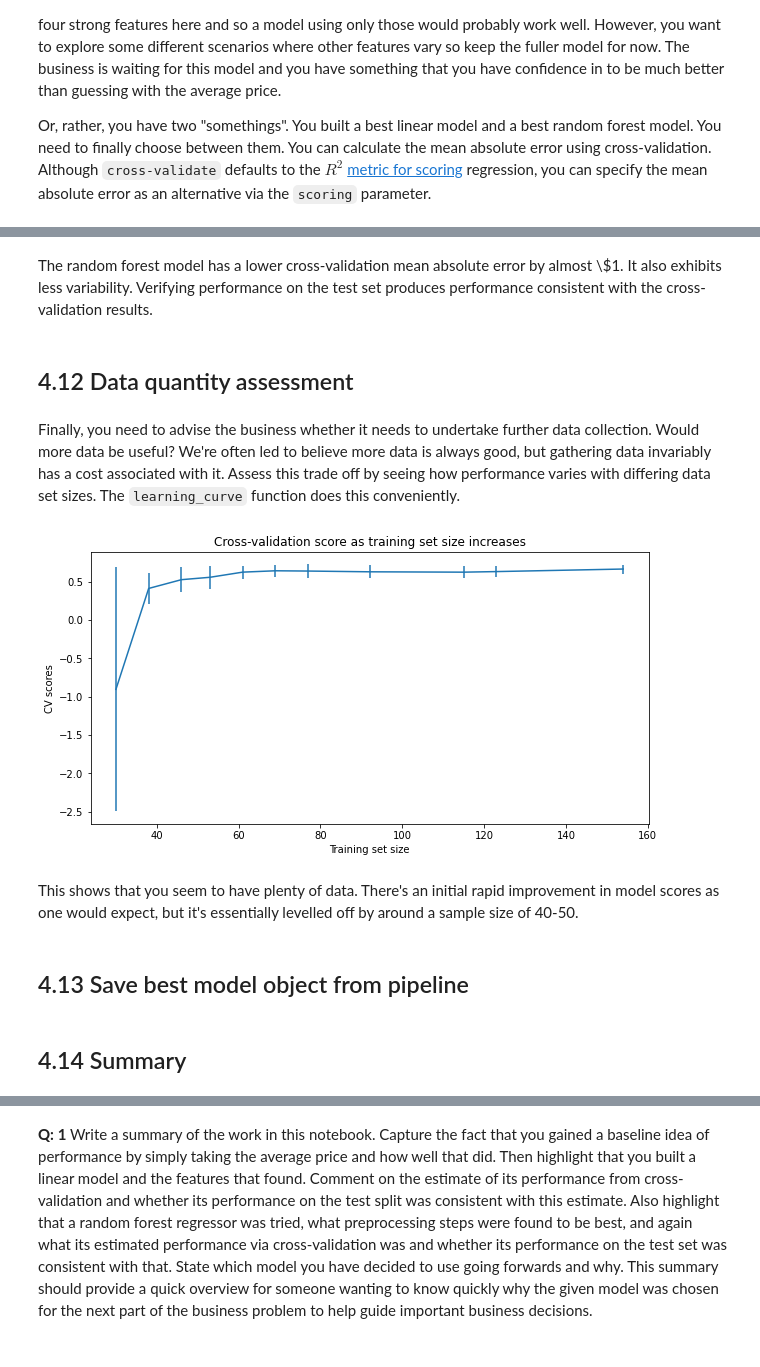
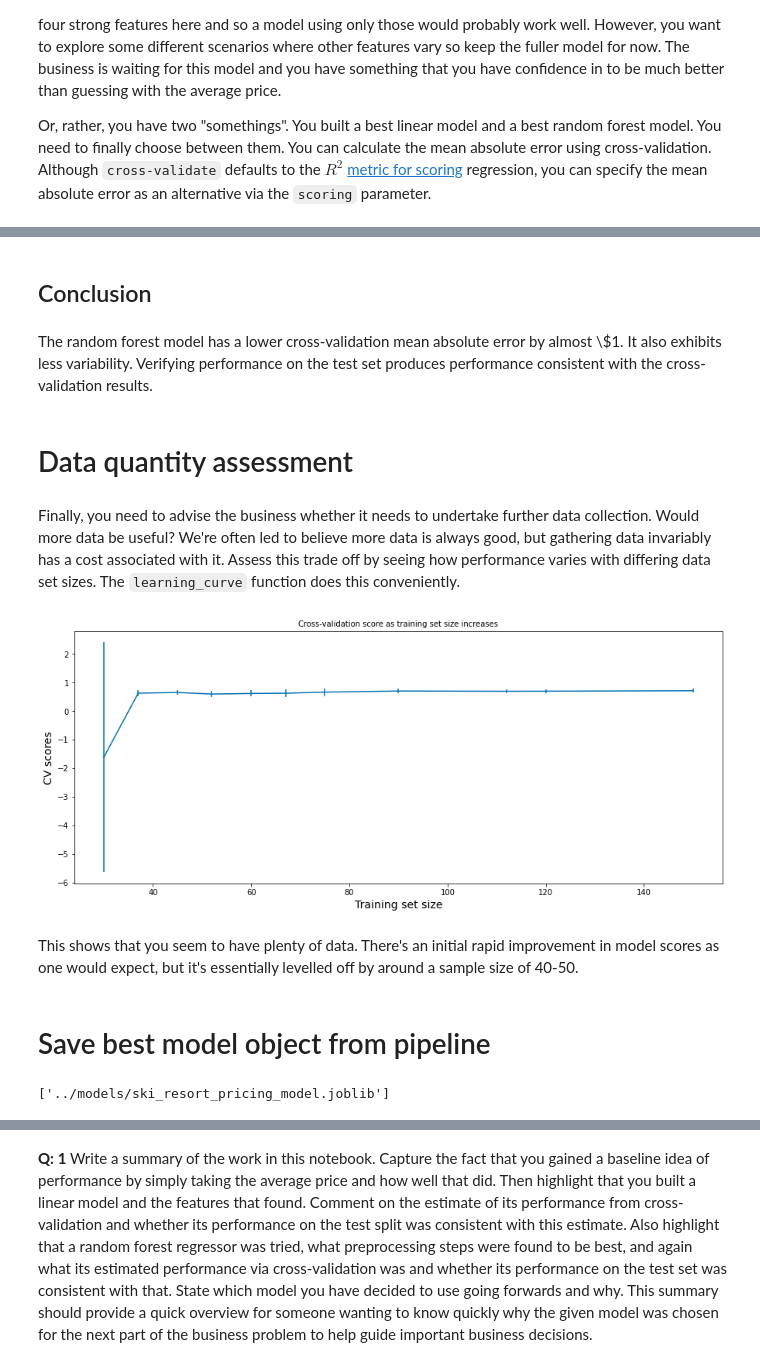
Before and after one commit to watchful-cluckets/springboard_dsci_career_track, a Jupyter notebook: unit_6_applying_dsci_method/notebooks/04_preprocessing_and_training.ipynb, the cells around one changed output, grey strips where cells are left out. Cells and saved outputs as stored; diff of their text form; code cells hidden in the pictures.

```diff
--- a/unit_6_applying_dsci_method/notebooks/04_preprocessing_and_training.ipynb
+++ b/unit_6_applying_dsci_method/notebooks/04_preprocessing_and_training.ipynb
@@ -689,10 +760,10 @@ This has made things worse! Clearly selecting a subset of features has an impact
 # %%
-# Code task 17#
+# Code task 17 #
 # Modify the `SelectKBest` step to use a value of 15 for k
 pipe15 = make_pipeline(
     SimpleImputer(strategy="median"),
     StandardScaler(),
-    ___(___, k=___),
+    SelectKBest(f_regression, k=15),
     LinearRegression(),
 )
 # %% [markdown]
@@ -843,7 +954,11 @@ Time to stop the bad practice of repeatedly checking performance on the test spl
 # %%
-# Code task 22#
+# Code task 22 #
 # Define a pipeline comprising the steps:
 # SimpleImputer() with a strategy of 'median'
 # StandardScaler(),
 # and then RandomForestRegressor() with a random state of 47
-RF_pipe = make_pipeline(___(strategy=___), ___, ___(random_state=___))
+RF_pipe = make_pipeline(
+    SimpleImputer(strategy='median'),
+    StandardScaler(),
+    RandomForestRegressor(random_state=RANDOM_SEED)
+)
@@ -898,9 +1013,9 @@ grid_params
 # Code task 24#
 # Call `GridSearchCV` with the random forest pipeline, passing in the above `grid_params`
 # dict for parameters to evaluate, 5-fold cross-validation, and all available CPU cores (if desired)
-rf_grid_cv = GridSearchCV(___, param_grid=___, cv=___, n_jobs=-1)
+rf_grid_cv = GridSearchCV(RF_pipe, param_grid=grid_params, cv=5, n_jobs=-1)
 # %%
-# Code task 25#
+# Code task 25 #
 # Now call the `GridSearchCV`'s `fit()` method with `X_train` and `y_train` as arguments
 # to actually start the grid search. This may take a minute or two.
-rf_grid_cv.___(___, ___)
+rf_grid_cv.fit(X_train, y_train)
@@ -1003,7 +1157,9 @@ mean_absolute_error(y_test, rf_grid_cv.best_estimator_.predict(X_test))
+# %% [markdown]
+## Conclusion
 # %% [markdown]
 The random forest model has a lower cross-validation mean absolute error by almost \\$1. It also exhibits less variability. Verifying performance on the test set produces performance consistent with the cross-validation results.
 # %% [markdown]
-## 4.12 Data quantity assessment<a id='4.12_Data_quantity_assessment'></a>
+# Data quantity assessment
 # %% [markdown]
 Finally, you need to advise the business whether it needs to undertake further data collection. Would more data be useful? We're often led to believe more data is always good, but gathering data invariably has a cost associated with it. Assess this trade off by seeing how performance varies with differing data set sizes. The `learning_curve` function does this conveniently.
 # %%
@@ -1016,17 +1172,17 @@ train_scores_std = np.std(train_scores, axis=1)
 test_scores_mean = np.mean(test_scores, axis=1)
 test_scores_std = np.std(test_scores, axis=1)
 # %%
-plt.subplots(figsize=(10, 5))
+plt.subplots()
 plt.errorbar(train_size, test_scores_mean, yerr=test_scores_std)
 plt.xlabel("Training set size")
 plt.ylabel("CV scores")
 plt.title("Cross-validation score as training set size increases");
 # %% [output]
-[figure, old version]
+[figure, new version]
 # %% [markdown]
 This shows that you seem to have plenty of data. There's an initial rapid improvement in model scores as one would expect, but it's essentially levelled off by around a sample size of 40-50.
 # %% [markdown]
-## 4.13 Save best model object from pipeline<a id='4.13_Save_best_model_object_from_pipeline'></a>
+# Save best model object from pipeline
 # %%
 # Code task 28#
 # This may not be "production grade ML deployment" practice, but adding some basic
@@ -1048,7 +1204,6 @@ best_model.build_datetime = ___
 # %%
-# save the model
-
-modelpath = "../models"
-save_file(best_model, "ski_resort_pricing_model.pkl", modelpath)
+# save the model to disk
+filename = '../models/ski_resort_pricing_model.joblib'
+joblib.dump(best_model, filename)
+# %% [output]
+['../models/ski_resort_pricing_model.joblib']
-# %% [markdown]
-## 4.14 Summary<a id='4.14_Summary'></a>
```
Also changed, not shown: parts of 179 cells of this notebook, 3 other files.
